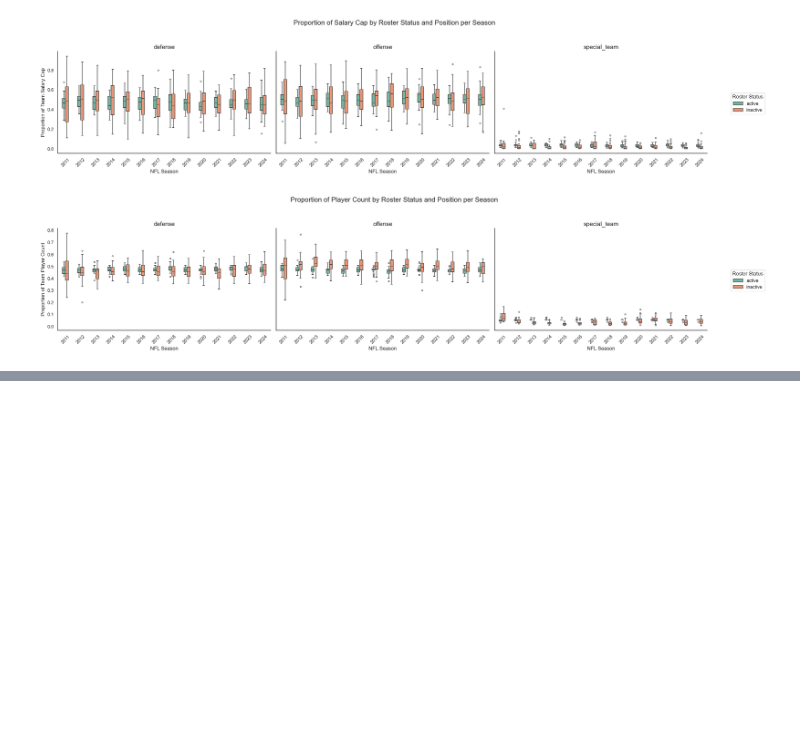
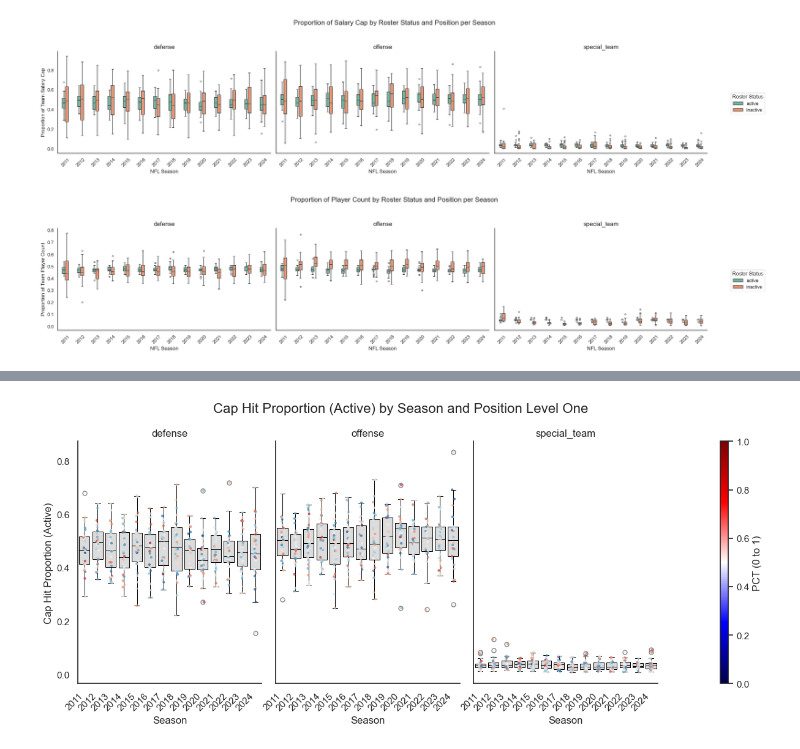
Before and after one commit to chrisizenour/football_analysis, a Jupyter notebook: notebooks/eda_pt2.ipynb, the cells around one changed output, grey strips where cells are left out. Drawn from its saved outputs; the diff is of its cells as text; code cells hidden in the pictures; blank space fills up the shorter version.

```diff
--- a/notebooks/eda_pt2.ipynb
+++ b/notebooks/eda_pt2.ipynb
@@ -578,0 +881,84 @@ overall_season_roster_status_pos_lev_one_player_count_prop_boxplot.savefig(f'{pr
+# %%
+# Set up the catplot with boxplots
+position_level_one_cap_hit_prop_active_plot = sns.catplot(
+    data=spotrac_nfl_team_season_roster_position_level_one_wide_df,
+    x='season',
+    y='position_level_one_cap_hit_prop_active',
+    col='position_level_one',
+    hue='season',  # Assign x variable to hue to control coloring
+    kind='box',
+    height=5,
+    aspect=0.8,
+    palette=['gainsboro'],  # Box fill color: gainsboro (#DCDCDC)
+    boxprops=dict(edgecolor='black', linewidth=0.75),  # Box edges: black, linewidth 0.75
+    whiskerprops=dict(color='black', linewidth=0.75),  # Whiskers: black, linewidth 0.75
+    capprops=dict(color='black', linewidth=0.75),  # Caps: black, linewidth 0.75
+    medianprops=dict(color='black', linewidth=0.75),  # Median line: black, linewidth 0.75
+    legend=False  # No legend needed since all boxes are the same color
+)
+
+# Customize the background to white
+position_level_one_cap_hit_prop_active_plot.figure.set_facecolor('white')
+for ax in position_level_one_cap_hit_prop_active_plot.axes.flat:
+    ax.set_facecolor('white')
+
+# Overlay stripplot to show individual points on the same axes
+position_level_one_categories = ['defense', 'offense', 'special_team']  # Ensure this is defined
+for ax, position in zip(position_level_one_cap_hit_prop_active_plot.axes.flat, position_level_one_categories):
+    # Filter data for the current position_level_one
+    df_subset = spotrac_nfl_team_season_roster_position_level_one_wide_df[
+        spotrac_nfl_team_season_roster_position_level_one_wide_df['position_level_one'] == position
+    ]
+    # Add stripplot for this position
+    sns.stripplot(
+        data=df_subset,
+        x='season',
+        y='position_level_one_cap_hit_prop_active',
+        hue='pct',
+        palette='RdBu',  # Use 'seismic' colormap instead of custom
+        alpha=0.7,  # Opacity for points
+        size=3,
+        edgecolor='none',
+        ax=ax,
+        legend=False  # Remove axis-specific legends
+    )
+
+# Adjust layout, titles, and x-ticks
+position_level_one_cap_hit_prop_active_plot.set_titles("{col_name}")
+position_level_one_cap_hit_prop_active_plot.set_axis_labels("Season", "Cap Hit Proportion (Active)")
+for ax in position_level_one_cap_hit_prop_active_plot.axes.flat:
+    plt.setp(ax.get_xticklabels(), rotation=45, ha='right')  # Rotate x-ticks 45 degrees
+
+# Add a title to the figure
+position_level_one_cap_hit_prop_active_plot.figure.suptitle(
+    "Cap Hit Proportion (Active) by Season and Position Level One",
+    fontsize=16,
+    y=1.05  # Adjust title position to avoid overlap
+)
+
+# Create ScalarMappable for the colorbar using the 'seismic' colormap
+norm = plt.Normalize(vmin=0, vmax=1)  # Range of 'pct' (0 to 1)
+sm = plt.cm.ScalarMappable(cmap='seismic', norm=norm)
+sm.set_array([])  # Needed for colorbar to work with stripplot hue
+
+# Add the colorbar to the figure
+cbar = position_level_one_cap_hit_prop_active_plot.figure.colorbar(
+    sm,
+    ax=position_level_one_cap_hit_prop_active_plot.axes.flatten(),  # Use flatten() to get a list
+    label='PCT (0 to 1)',
+    pad=0.02,
+    fraction=0.05,
+    aspect=30
+)
+
+# Manually adjust the layout to accommodate the colorbar
+position_level_one_cap_hit_prop_active_plot.figure.subplots_adjust(right=0.85)  # Leave space for colorbar on the right
+
+# Save the plot (optional, assuming project_data_exports_path is defined)
+position_level_one_cap_hit_prop_active_plot.savefig(
+    f'{project_data_exports_path}/boxplot_cap_hit_by_position_with_points.png',
+    dpi=300,
+    bbox_inches='tight',
+    facecolor='white'  # Ensure saved plot has white background
+)
+# %% [output]
@@ -578,0 +966 @@ overall_season_roster_status_pos_lev_one_player_count_prop_boxplot.savefig(f'{pr
+[figure, added]
```
Also changed, not shown: parts of 18 cells of this notebook, 34 other files.
